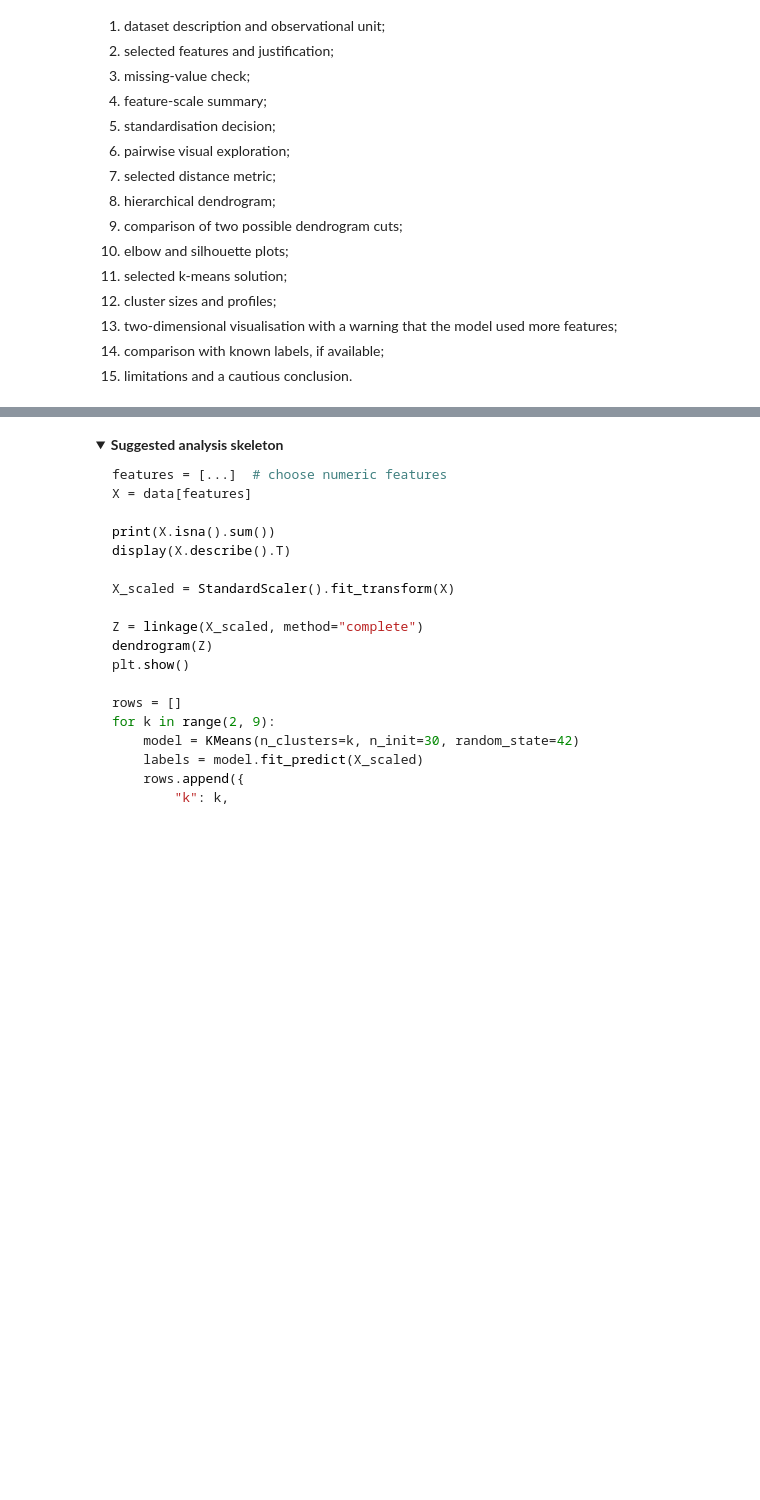
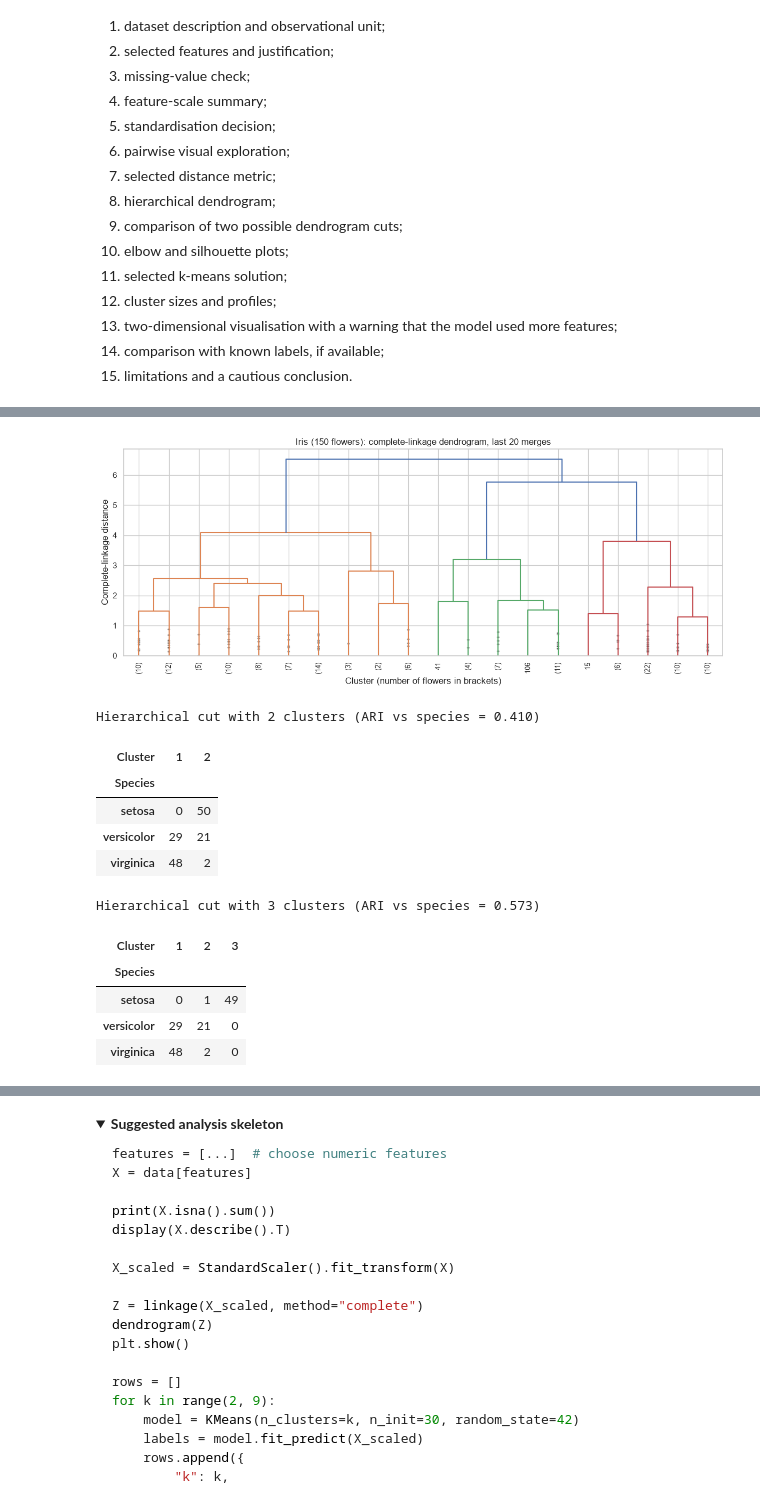
Before and after one commit to GitGud031005/AI-zero2hero-workshop, a Jupyter notebook: Notebooks_local/Day1_Lab3_Clustering.ipynb, the cells around one changed output, grey strips where cells are left out. Cells and saved outputs as stored; diff of their text form; code cells hidden in the pictures; folded sections open; blank space fills up the shorter version.

```diff
--- a/Notebooks_local/Day1_Lab3_Clustering.ipynb
+++ b/Notebooks_local/Day1_Lab3_Clustering.ipynb
@@ -696,3 +830,9 @@ The silhouette score measures whether observations are, on average, closer to th
 Fit k-means for k = 2, 3, 4 and 5. Compare inertia, silhouette score and the biological interpretability of the cluster centres. State which k you would retain and why.
 # %%
 # Write your answer here
+rows=[]
+for k in [2,3,4,5]:
+    model=KMeans(n_clusters=k,n_init=30,random_state=42)
+    labels=model.fit_predict(X_iris_scaled)
+    rows.append({'k':k,'inertia':model.inertia_,'silhouette':silhouette_score(X_iris_scaled,labels)})
+pd.DataFrame(rows)
@@ -853,0 +1122,30 @@ Choose either Iris or `mtcars` and produce a short clustering report containing:
+# %%
+# 7-9. Euclidean distance, dendrogram and two possible cuts
+Z_i = linkage(X_i_scaled, method="complete", metric="euclidean")
+
+plt.figure(figsize=(12, 5))
+dendrogram(Z_i, truncate_mode="lastp", p=20, leaf_rotation=90, leaf_font_size=9, show_contracted=True)
+plt.title("Iris (150 flowers): complete-linkage dendrogram, last 20 merges")
+plt.xlabel("Cluster (number of flowers in brackets)")
+plt.ylabel("Complete-linkage distance")
+plt.tight_layout()
+plt.show()
+
+for k in [2, 3]:
+    cut = fcluster(Z_i, t=k, criterion="maxclust")
+    print(f"\nHierarchical cut with {k} clusters (ARI vs species = {adjusted_rand_score(iris_data['species'], cut):.3f})")
+    display(pd.crosstab(iris_data["species"], cut, rownames=["Species"], colnames=["Cluster"]))
+# %% [output]
+[figure, added]
+Hierarchical cut with 2 clusters (ARI vs species = 0.410)
+| Cluster | 1 | 2 |
+| Species |  |  |
+| setosa | 0 | 50 |
+| versicolor | 29 | 21 |
+| virginica | 48 | 2 |
+Hierarchical cut with 3 clusters (ARI vs species = 0.573)
+| Cluster | 1 | 2 | 3 |
+| Species |  |  |  |
+| setosa | 0 | 1 | 49 |
+| versicolor | 29 | 21 | 0 |
+| virginica | 48 | 2 | 0 |
```
Also changed, not shown: parts of 42 cells of this notebook.
